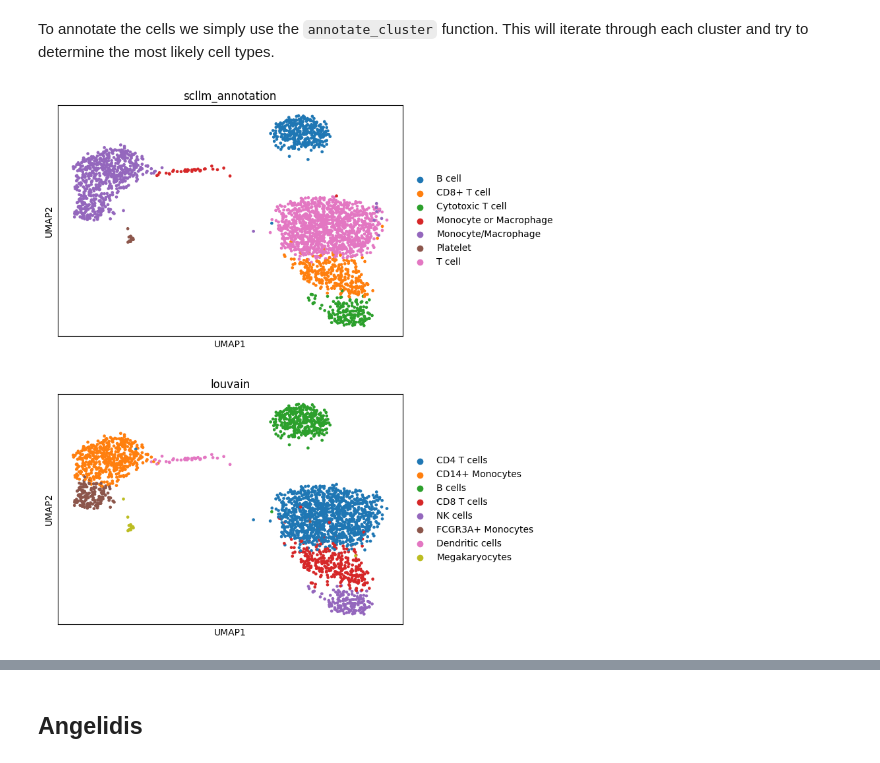
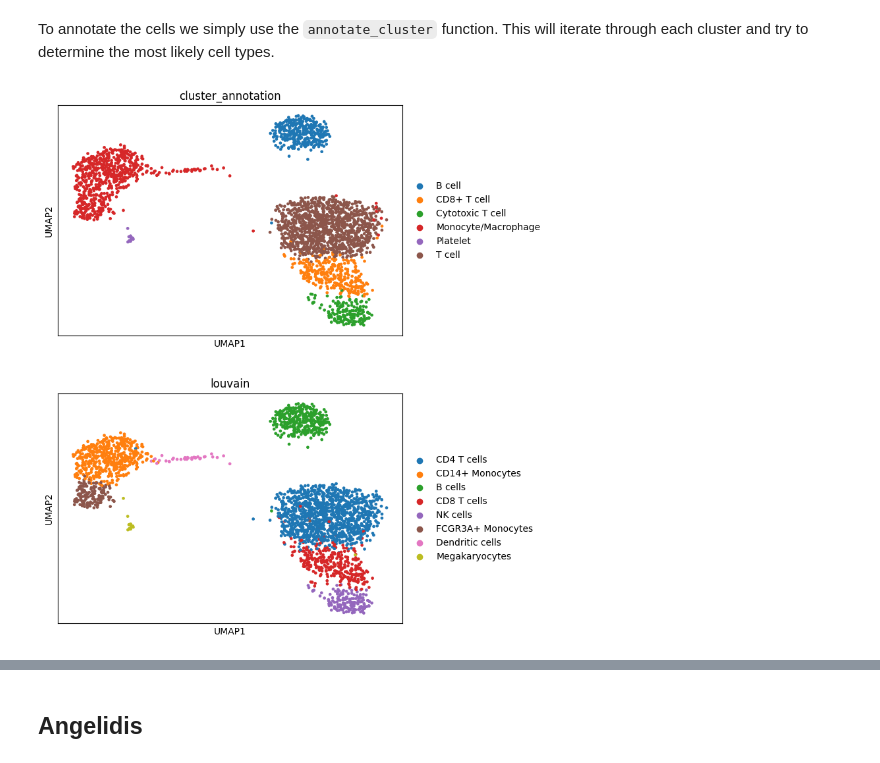
Before and after one commit to sagar87/scllm, a Jupyter notebook: docs/notebooks/cell_types.ipynb, the cells around one changed output, grey strips where cells are left out. Cells and saved outputs as stored; diff of their text form; code cells hidden in the pictures.

```diff
--- a/docs/notebooks/cell_types.ipynb
+++ b/docs/notebooks/cell_types.ipynb
@@ -44,6 +44,6 @@ To annotate the cells we simply use the `annotate_cluster` function. This will i
 # %%
 sl.tl.annotate_cluster(pbmc, 'leiden', llm, use_raw=True, top_genes=30, num_samples=4)
 # %%
-sc.pl.umap(pbmc, color=['scllm_annotation', 'louvain'], ncols=1)
+sc.pl.umap(pbmc, color=['cluster_annotation', 'louvain'], ncols=1)
 # %% [output]
-[figure, old version]
+[figure, new version]
```
Also changed, not shown: parts of 1 cell of this notebook, 5 other files.
